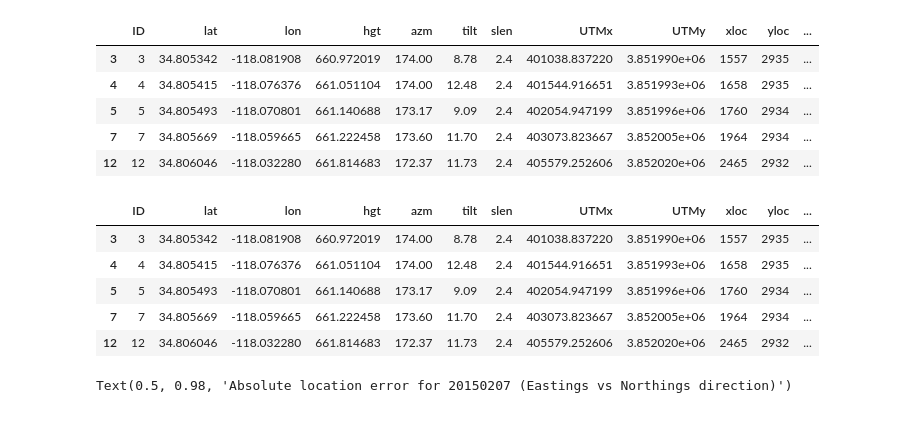
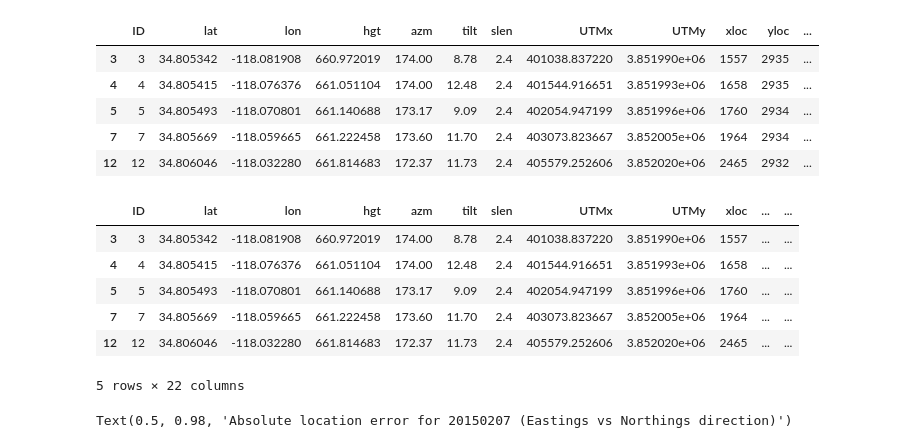
Before and after one commit to gracebato/calval-CSLC, a Jupyter notebook: ALE_COMPASS_Stream.ipynb, the cells around one changed output. Saved outputs shown, nothing was run; the diff lists cells and outputs as text; code cells hidden in the pictures.

```diff
--- a/ALE_COMPASS_Stream.ipynb
+++ b/ALE_COMPASS_Stream.ipynb
@@ -367,33 +367,36 @@ static_layer = 's3://opera-provisional-products/CSLC/pst_adt_common/gamma_v.0.3/
 s3f = fsspec.open(static_layer, mode='rb', anon=True, default_fill_cache=False)
 
 with h5py.File(s3f.open(),'r') as h5:
-    incidence_angle = h5[f'{grid_path}/static_layers/incidence'][:]
+    #incidence_angle = h5[f'{grid_path}/static_layers/incidence'][:]
     local_incidence_angle = h5[f'{grid_path}/static_layers/local_incidence'][:]
     heading = h5[f'{grid_path}/static_layers/heading'][:]
-
-# Convert heading to azimuth
-azimuth_angle = heading2azimuth_angle(heading)
 # %%
+# Convert heading to azimuth
+azimuth_angle = heading2azimuth_angle(heading)
+
 #absloute geolocation error in Easting and Northing directions
 ALE_EW = (df_filter['xloc_CR'] -  df_filter['xloc_float'])*dx
 ALE_NS = (df_filter['yloc_CR'] - df_filter['yloc_float'])*np.abs(dy)
 
 # Convert to ground range and azimuth offsets
 ALE_Rg, ALE_Az = enu2rdr(ALE_EW, ALE_NS, 0., azimuth_angle[df_filter['yloc'], df_filter['xloc']], local_incidence_angle[df_filter['yloc'], df_filter['xloc']])
 
 # Add to the dataframe
 df_filter.loc[:,"ALE_EW"] = ALE_EW
 df_filter.loc[:,"ALE_NS"] = ALE_NS
 df_filter.loc[:,"ALE_Rg"] = ALE_Rg
 df_filter.loc[:,"ALE_Az"] = ALE_Az
+df_filter.loc[:,"azi_angle"] = azimuth_angle[df_filter['yloc'], df_filter['xloc']]
+df_filter.loc[:,"inc_angle"] = local_incidence_angle[df_filter['yloc'], df_filter['xloc']]
 df_filter
 # %% [output]
-|  | ID | lat | lon | hgt | azm | tilt | slen | UTMx | UTMy | xloc | yloc | ... |
-| 3 | 3 | 34.805342 | -118.081908 | 660.972019 | 174.00 | 8.78 | 2.4 | 401038.837220 | 3.851990e+06 | 1557 | 2935 | ... |
-| 4 | 4 | 34.805415 | -118.076376 | 661.051104 | 174.00 | 12.48 | 2.4 | 401544.916651 | 3.851993e+06 | 1658 | 2935 | ... |
-| 5 | 5 | 34.805493 | -118.070801 | 661.140688 | 173.17 | 9.09 | 2.4 | 402054.947199 | 3.851996e+06 | 1760 | 2934 | ... |
-| 7 | 7 | 34.805669 | -118.059665 | 661.222458 | 173.60 | 11.70 | 2.4 | 403073.823667 | 3.852005e+06 | 1964 | 2934 | ... |
-| 12 | 12 | 34.806046 | -118.032280 | 661.814683 | 172.37 | 11.73 | 2.4 | 405579.252606 | 3.852020e+06 | 2465 | 2932 | ... |
+|  | ID | lat | lon | hgt | azm | tilt | slen | UTMx | UTMy | xloc | ... | ... |
+| 3 | 3 | 34.805342 | -118.081908 | 660.972019 | 174.00 | 8.78 | 2.4 | 401038.837220 | 3.851990e+06 | 1557 | ... | ... |
+| 4 | 4 | 34.805415 | -118.076376 | 661.051104 | 174.00 | 12.48 | 2.4 | 401544.916651 | 3.851993e+06 | 1658 | ... | ... |
+| 5 | 5 | 34.805493 | -118.070801 | 661.140688 | 173.17 | 9.09 | 2.4 | 402054.947199 | 3.851996e+06 | 1760 | ... | ... |
+| 7 | 7 | 34.805669 | -118.059665 | 661.222458 | 173.60 | 11.70 | 2.4 | 403073.823667 | 3.852005e+06 | 1964 | ... | ... |
+| 12 | 12 | 34.806046 | -118.032280 | 661.814683 | 172.37 | 11.73 | 2.4 | 405579.252606 | 3.852020e+06 | 2465 | ... | ... |
+5 rows × 22 columns
 # %%
 #plotting ALE
 fig, ax = plt.subplots(figsize=(8,6))
```
Also changed, not shown: parts of 2 cells of this notebook, 1 other file.
